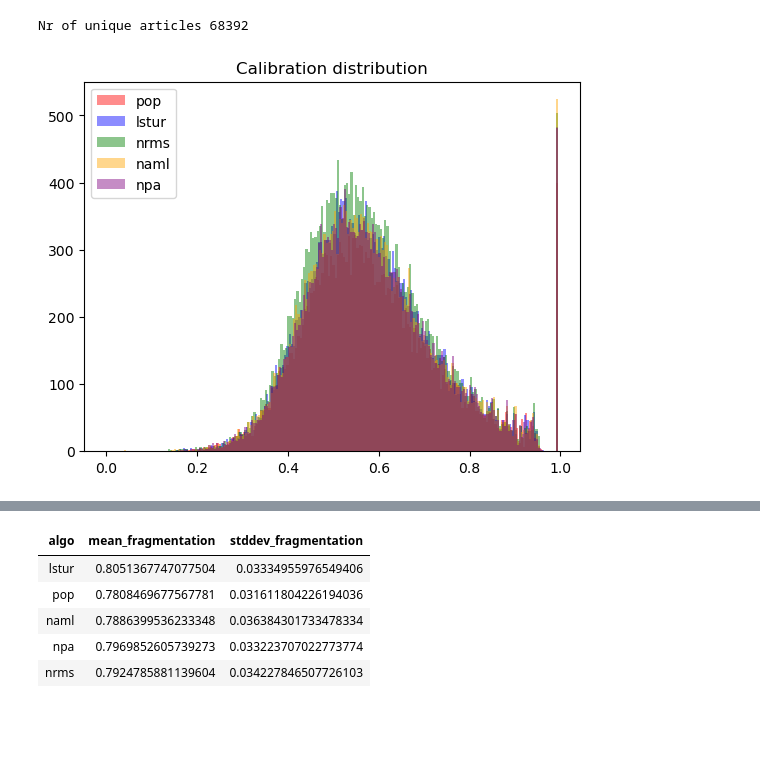
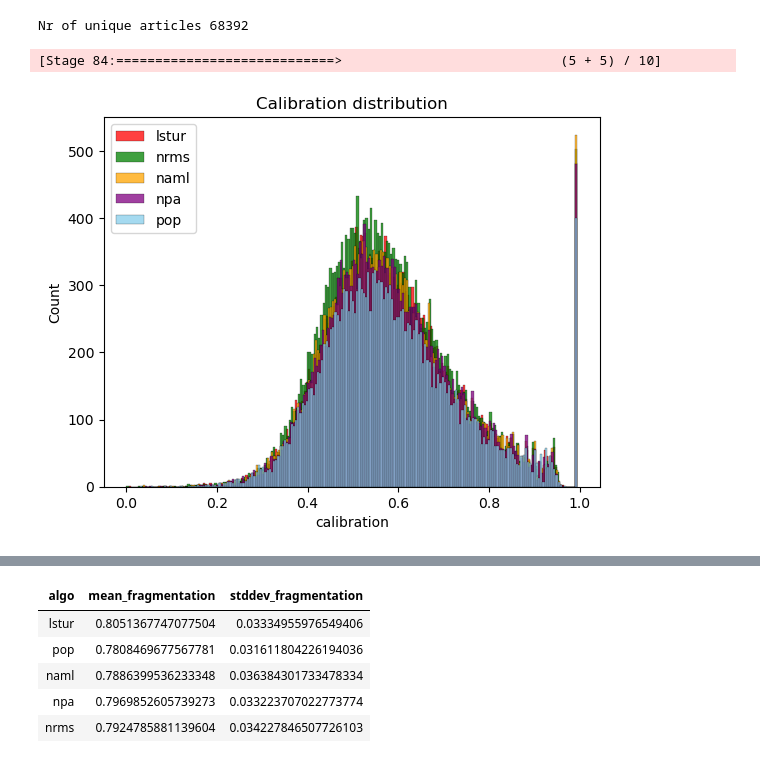
Before and after one commit to MLRecSys/metrecs, a Jupyter notebook: src/metrecs/RADio_metrec_on_MIND_spark.ipynb, the cells around one changed output, grey strips where cells are left out. Saved outputs shown, nothing was run; the diff lists cells and outputs as text; code cells hidden in the pictures; blank space fills up the shorter version.

```diff
--- a/src/metrecs/RADio_metrec_on_MIND_spark.ipynb
+++ b/src/metrecs/RADio_metrec_on_MIND_spark.ipynb
@@ -182,7 +132,7 @@ def get_classic_fragmentation(pred_preselection_df, articles_df, cat_column, top
     return df_fragmentation
 # %%
 
-def read_recommendations_and_calculate_metrics(articles_df, behaviors_presel_df, sufix, algos, top_at = 10, NR_BINS = 200):
+def read_recommendations_and_calculate_metrics(articles_df: SparkDataFrame, behaviors_presel_df: SparkDataFrame, sufix: str, algos: list[str], top_at: int=10, NR_BINS: int=200) -> tuple[SparkDataFrame, SparkDataFrame, SparkDataFrame, SparkDataFrame, SparkDataFrame, SparkDataFrame]:
     df_calibration_all = None
     df_representation_all = None
     df_fragmentation_all = None
@@ -190,9 +140,8 @@ def read_recommendations_and_calculate_metrics(articles_df, behaviors_presel_df,
     for algo in algos:
         PATH_PRED = 'MIND/recommendations/'+algo+'_pred_'+sufix+'.json'
         pred_df, pred_preselection_df = read_predictions(PATH_PRED, behaviors_presel_df, top_k = top_at, algo = algo)
-#         print(algo)
 
-        df_calibration = get_classic_calibration(pred_preselection_df, articles_df, behaviors_presel_df, 'category', top_at)\
+        df_calibration = get_classic_calibration(pred_preselection_df, articles_df, behaviors_presel_df, 'cat_as_list', top_at)\
                             .select('index','user','calibration','algo')
         if df_calibration_all is None:
             df_calibration_all = df_calibration
@@ -212,7 +161,6 @@ def read_recommendations_and_calculate_metrics(articles_df, behaviors_presel_df,
             df_fragmentation_all = df_fragmentation
         else:
             df_fragmentation_all = df_fragmentation_all.unionByName(df_fragmentation)
-#         print()
 
     df_calibration_all = df_calibration_all.withColumn('calibration_bin', F.udf(lambda x: round(x*NR_BINS,0)/NR_BINS, DoubleType())(F.col('calibration')))
     calibration_agg_df = df_calibration_all.groupby('algo', 'calibration_bin').count()
@@ -220,8 +168,10 @@ def read_recommendations_and_calculate_metrics(articles_df, behaviors_presel_df,
     df_representation_all = df_representation_all.withColumn('representation_bin', F.udf(lambda x: round(x*NR_BINS,0)/NR_BINS, DoubleType())(F.col('representation')))
     representation_agg_df = df_representation_all.groupby('algo', 'representation_bin').count()
 
-    df_fragmentation_all = df_fragmentation_all.withColumn('fragmentation_bin', F.udf(lambda x: round(x*NR_BINS,0)/NR_BINS, DoubleType())(F.col('fragmentation')))
-    fragmentation_agg_df = df_fragmentation_all.groupby('algo', 'fragmentation_bin').count()
+    fragmentation_agg_df = None
+    if df_fragmentation_all is not None:
+        df_fragmentation_all = df_fragmentation_all.withColumn('fragmentation_bin', F.udf(lambda x: round(x*NR_BINS,0)/NR_BINS, DoubleType())(F.col('fragmentation')))
+        fragmentation_agg_df = df_fragmentation_all.groupby('algo', 'fragmentation_bin').count()
     return df_calibration_all, calibration_agg_df, df_representation_all, representation_agg_df, df_fragmentation_all, fragmentation_agg_df
 # %%
 sufix = 'small'
@@ -229,29 +179,28 @@ PATH_BEHAVIOURS = 'MIND/behaviors_'+sufix+'.tsv'
 PATH_ARTICLES = 'MIND/articles_large_narrow.json'
 
 articles_df = read_articles(path=PATH_ARTICLES)
-behaviors_presel_df, behaviors_df, preselection_df = read_behavior(path=PATH_BEHAVIOURS)
+behaviors_presel_df = read_behavior(path=PATH_BEHAVIOURS)
+
 
 df_calibration_all, calibration_agg_df, df_representation_all, representation_agg_df, df_fragmentation_all, fragmentation_agg_df = read_recommendations_and_calculate_metrics(articles_df, behaviors_presel_df, sufix = sufix, algos = ['lstur', 'pop', 'naml', 'npa', 'nrms'], top_at = 10, NR_BINS = 200)
 # %% [output]
 Nr of unique articles 68392
+[Stage 84:============================>                            (5 + 5) / 10]
-# %%
-import pandas as pd
-import matplotlib.pyplot as plt
-
-df = df_calibration_all.toPandas()
-
-# plotting two histograms on the same axis
-plt.hist(df.loc[(df["algo"] == "pop"), ["calibration"]], bins=200, alpha=0.45, color='red')
-plt.hist(df.loc[(df["algo"] == "lstur"), ["calibration"]], bins=200, alpha=0.45, color='blue')
-plt.hist(df.loc[(df["algo"] == "nrms"), ["calibration"]], bins=200, alpha=0.45, color='green')
-plt.hist(df.loc[(df["algo"] == "naml"), ["calibration"]], bins=200, alpha=0.45, color='orange')
-plt.hist(df.loc[(df["algo"] == "npa"), ["calibration"]], bins=200, alpha=0.45, color='purple')
-
-plt.title("Calibration distribution")
-
-plt.legend(['pop', 'lstur', 'nrms', 'naml', 'npa'])
-
-plt.show()
-# %% [output]
-[figure, removed]
+# %%
+df = df_calibration_all.toPandas()
+
+# Plot the histogram thanks to the histplot function
+sns.histplot(data=df.loc[(df["algo"] == "lstur"), ["calibration"]], bins=200, x="calibration", color="red", label="lstur", kde=False)
+sns.histplot(data=df.loc[(df["algo"] == "nrms"), ["calibration"]], bins=200, x="calibration", color="green", label="nrms", kde=False)
+sns.histplot(data=df.loc[(df["algo"] == "naml"), ["calibration"]], bins=200, x="calibration", color="orange", label="naml", kde=False)
+sns.histplot(data=df.loc[(df["algo"] == "npa"), ["calibration"]], bins=200, x="calibration", color="purple", label="npa", kde=False)
+sns.histplot(data=df.loc[(df["algo"] == "pop"), ["calibration"]], bins=200, x="calibration", color="skyblue", label="pop", kde=False)
+
+plt.title("Calibration distribution")
+
+plt.legend(['lstur', 'nrms', 'naml', 'npa', 'pop'])
+
+plt.show()
+# %% [output]
+[figure, added]
 # %%
```
Also changed, not shown: parts of 13 cells of this notebook, 1 other file.
